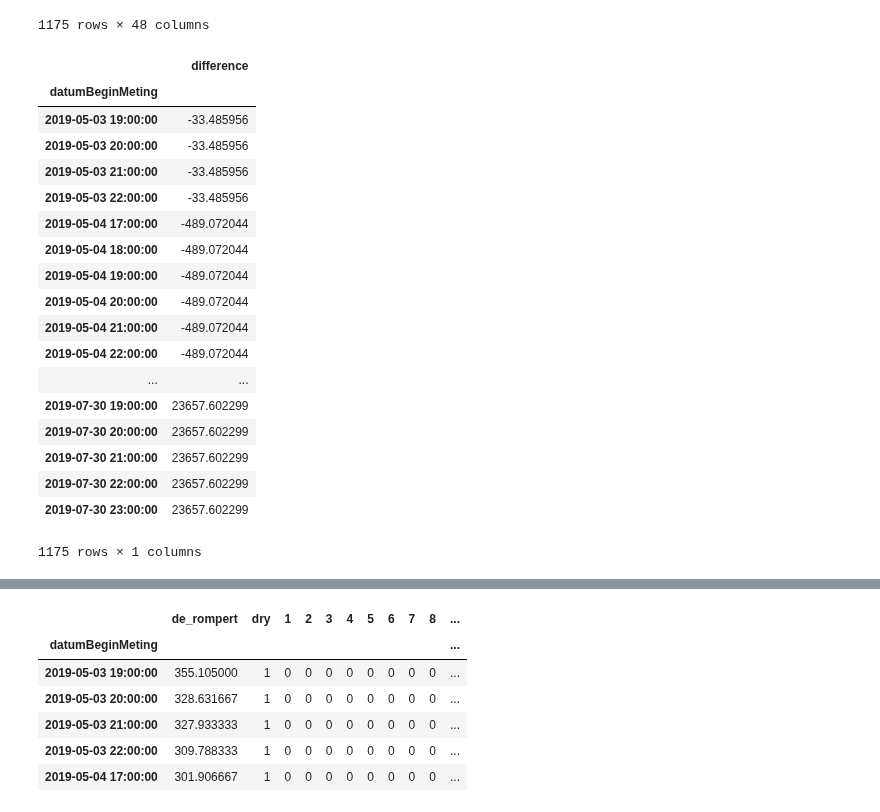
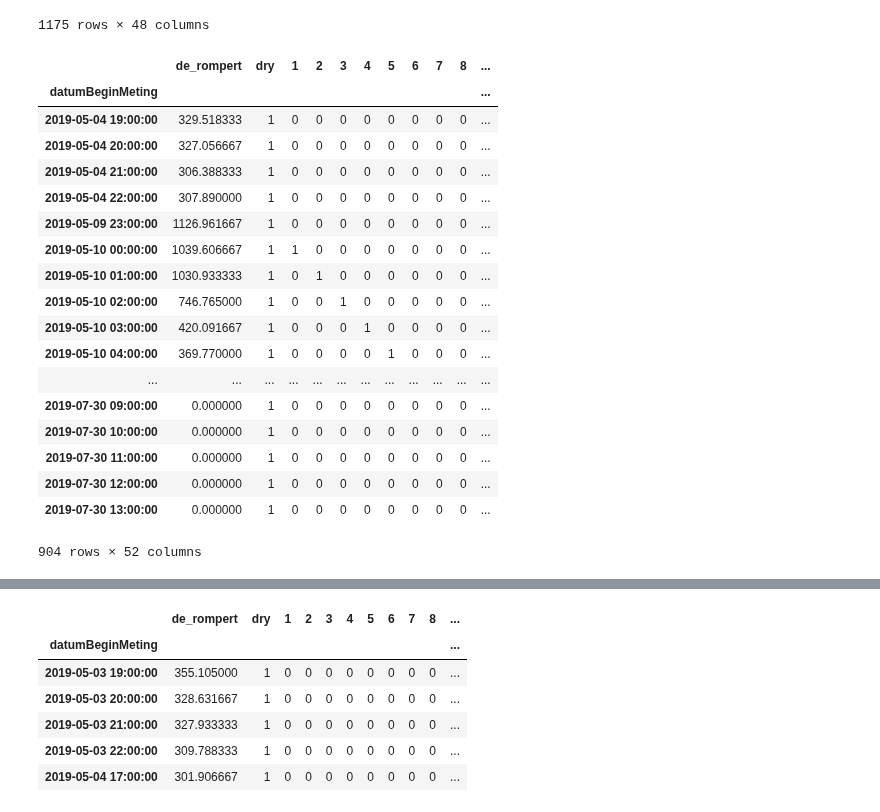
Before and after one commit to Trezorro/waterschap-datachallenge, a Jupyter notebook: Model 2.ipynb, the cells around one changed output, grey strips where cells are left out. Cells and saved outputs as stored; diff of their text form; code cells hidden in the pictures.

```diff
--- a/Model 2.ipynb
+++ b/Model 2.ipynb
@@ -242,32 +242,44 @@ matched
 
 # matched2 = add_correction(matched)
 # matched2
-# %%
-def add_correction2(data):
-    correction = data.groupby(pd.TimeGrouper('D'))['difference'].transform('max')
-    correction = pd.DataFrame(correction)
-
-    return(correction)
-add_correction2(matched)
-# %% [output]
-|  | difference |
-| datumBeginMeting |  |
-| 2019-05-03 19:00:00 | -33.485956 |
-| 2019-05-03 20:00:00 | -33.485956 |
-| 2019-05-03 21:00:00 | -33.485956 |
-| 2019-05-03 22:00:00 | -33.485956 |
-| 2019-05-04 17:00:00 | -489.072044 |
-| 2019-05-04 18:00:00 | -489.072044 |
-| 2019-05-04 19:00:00 | -489.072044 |
-| 2019-05-04 20:00:00 | -489.072044 |
-| 2019-05-04 21:00:00 | -489.072044 |
-| 2019-05-04 22:00:00 | -489.072044 |
-| ... | ... |
-| 2019-07-30 19:00:00 | 23657.602299 |
-| 2019-07-30 20:00:00 | 23657.602299 |
-| 2019-07-30 21:00:00 | 23657.602299 |
-| 2019-07-30 22:00:00 | 23657.602299 |
-| 2019-07-30 23:00:00 | 23657.602299 |
-1175 rows × 1 columns
+# %%
+def add_correction2(data):
+    count = data.groupby(pd.TimeGrouper('D'))['difference'].transform('count')
+
+    correction = data.groupby(pd.TimeGrouper('D'))['difference'].transform('max') / count
+
+    correction = pd.DataFrame(correction)
+    correction = correction.rename(columns = {'difference' : 'correction'})
+    correction.index = correction.index + pd.DateOffset(1)
+    correction[correction['correction'] < 0] = 0
+    data = pd.merge(data, correction, left_index=True, right_index=True)
+    data['adjusted constant prediction'] = data['constant prediction'] + data['correction']
+    data['adjusted total model'] = data['adjusted constant prediction'].cumsum()
+    data['difference adjusted model'] = data['total_rompert'] - data['adjusted total model']
+
+
+    return(data)
+matched2 = add_correction2(matched)
+matched2
+# %% [output]
+|  | de_rompert | dry | 1 | 2 | 3 | 4 | 5 | 6 | 7 | 8 | ... |
+| datumBeginMeting |  |  |  |  |  |  |  |  |  |  | ... |
+| 2019-05-04 19:00:00 | 329.518333 | 1 | 0 | 0 | 0 | 0 | 0 | 0 | 0 | 0 | ... |
+| 2019-05-04 20:00:00 | 327.056667 | 1 | 0 | 0 | 0 | 0 | 0 | 0 | 0 | 0 | ... |
+| 2019-05-04 21:00:00 | 306.388333 | 1 | 0 | 0 | 0 | 0 | 0 | 0 | 0 | 0 | ... |
+| 2019-05-04 22:00:00 | 307.890000 | 1 | 0 | 0 | 0 | 0 | 0 | 0 | 0 | 0 | ... |
+| 2019-05-09 23:00:00 | 1126.961667 | 1 | 0 | 0 | 0 | 0 | 0 | 0 | 0 | 0 | ... |
+| 2019-05-10 00:00:00 | 1039.606667 | 1 | 1 | 0 | 0 | 0 | 0 | 0 | 0 | 0 | ... |
+| 2019-05-10 01:00:00 | 1030.933333 | 1 | 0 | 1 | 0 | 0 | 0 | 0 | 0 | 0 | ... |
+| 2019-05-10 02:00:00 | 746.765000 | 1 | 0 | 0 | 1 | 0 | 0 | 0 | 0 | 0 | ... |
+| 2019-05-10 03:00:00 | 420.091667 | 1 | 0 | 0 | 0 | 1 | 0 | 0 | 0 | 0 | ... |
+| 2019-05-10 04:00:00 | 369.770000 | 1 | 0 | 0 | 0 | 0 | 1 | 0 | 0 | 0 | ... |
+| ... | ... | ... | ... | ... | ... | ... | ... | ... | ... | ... | ... |
+| 2019-07-30 09:00:00 | 0.000000 | 1 | 0 | 0 | 0 | 0 | 0 | 0 | 0 | 0 | ... |
+| 2019-07-30 10:00:00 | 0.000000 | 1 | 0 | 0 | 0 | 0 | 0 | 0 | 0 | 0 | ... |
+| 2019-07-30 11:00:00 | 0.000000 | 1 | 0 | 0 | 0 | 0 | 0 | 0 | 0 | 0 | ... |
+| 2019-07-30 12:00:00 | 0.000000 | 1 | 0 | 0 | 0 | 0 | 0 | 0 | 0 | 0 | ... |
+| 2019-07-30 13:00:00 | 0.000000 | 1 | 0 | 0 | 0 | 0 | 0 | 0 | 0 | 0 | ... |
+904 rows × 52 columns
 # %%
 ax = matched[['constant prediction', 'de_rompert']].plot(figsize=(15,8))
```
Also changed, not shown: parts of 3 cells of this notebook.
